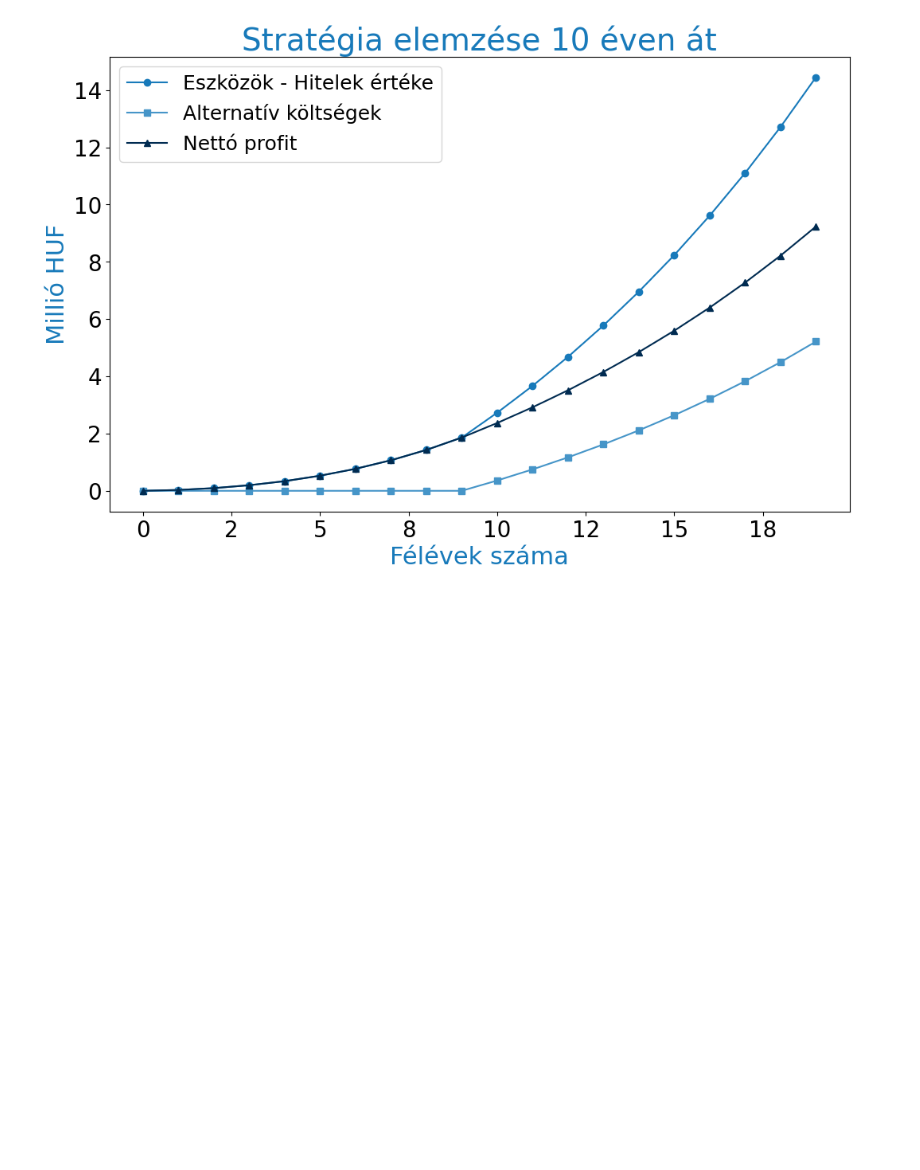
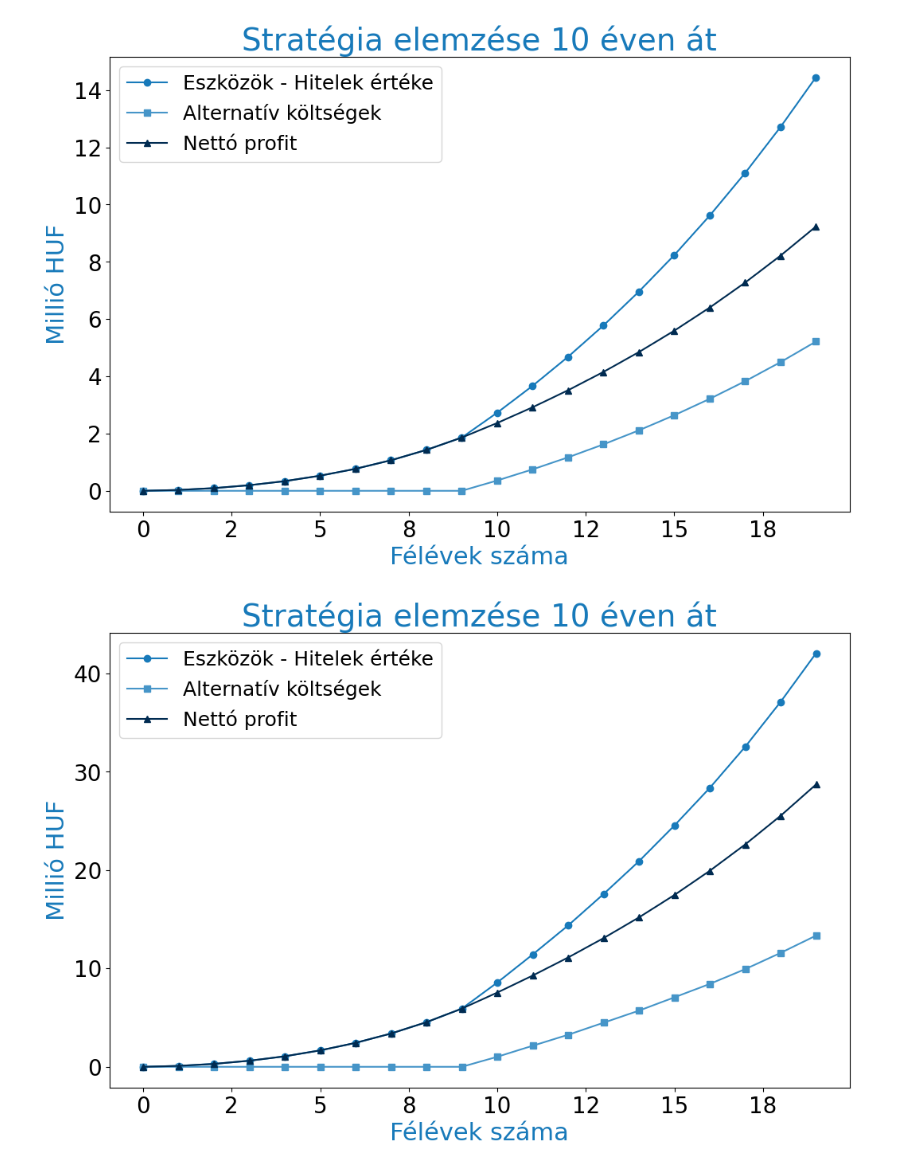
Before and after one commit to hakatiki/ETI-blog, a Jupyter notebook: content/blog/DH/notebook.ipynb, the cells around one changed output. Drawn from its saved outputs; the diff is of its cells as text; code cells hidden in the pictures; blank space fills up the shorter version.

```diff
--- a/content/blog/DH/notebook.ipynb
+++ b/content/blog/DH/notebook.ipynb
@@ -71,3 +65,56 @@ plt.savefig("../../../static/Financial_Data_Chart.svg", format='svg', transparen
 plt.show()
 # %% [output]
 [figure]
+# %%
+df_corrected = pd.DataFrame({
+    "Asset-Debt Total": [0, 95000, 296300, 616402, 1069133.08, 1669780.903, 2435242.889, 3384190.43, 4537249.655, 5917200.409, 8569195.27, 11420400.61, 14370737.92, 17562120.85, 20898654.43, 24526854.24, 28355887.39, 32537837.78, 37107997.67, 42045188.59,
+    ],
+    "Opportunity cost": [0, 0, 0, 0, 0, 0, 0, 0, 0, 0, 1020000, 2142000, 3256200, 4481820, 5710002, 7061002.2, 8427102.42, 9929812.662, 11582793.93, 13341073.32, ],
+    "Net winnings": [0, 95000, 296300, 616402, 1069133.08, 1669780.903, 2435242.889, 3384190.43, 4537249.655, 5917200.409, 7549195.27, 9278400.611, 11114537.92, 13080300.85, 15188652.43, 17465852.04, 19928784.97, 22608025.12, 25525203.74, 28704115.27, ]
+})
+
+
+# Define the size using the golden ratio
+width = 12  # You can adjust this value as needed
+height = width / 1.618  # Height is calculated based on the golden ratio
+
+# Define font sizes
+title_fontsize = 28  # Title font size
+label_fontsize = 22  # Axis label font size
+tick_fontsize = 20  # Tick label font size
+legend_fontsize = 18  # Legend font size
+
+fig, ax = plt.subplots(figsize=(width, height))
+fig.patch.set_alpha(0.0)
+ax.patch.set_alpha(0.0)
+
+# Define custom colors based on the provided specifications
+color_asset_debt = '#187ABA'  # Blue
+color_opportunity_cost = '#4695C8'  # Blue - 80%
+color_net_winnings = '#002B51'  # Navy
+
+# Plot each column with custom colors
+ax.plot(df_corrected.index, df_corrected['Asset-Debt Total'] / 1e6, label='Eszközök - Hitelek értéke', marker='o', color=color_asset_debt)
+ax.plot(df_corrected.index, df_corrected['Opportunity cost'] / 1e6, label='Alternatív költségek', marker='s', color=color_opportunity_cost)
+ax.plot(df_corrected.index, df_corrected['Net winnings'] / 1e6, label='Nettó profit', marker='^', color=color_net_winnings)
+
+# Format the y-axis to show labels as 'Millions'
+ax.yaxis.set_major_formatter(ticker.FuncFormatter(lambda x, pos: '{:,.0f}'.format(x)))
+ax.xaxis.set_major_formatter(ticker.FuncFormatter(lambda x, pos: '{:,.0f}'.format(x)))
+
+# Set title and labels with custom colors and font sizes
+ax.set_title('Stratégia elemzése 10 éven át', color=color_asset_debt, fontsize=title_fontsize)
+ax.set_xlabel('Félévek száma', color=color_asset_debt, fontsize=label_fontsize)
+ax.set_ylabel('Millió HUF', color=color_asset_debt, fontsize=label_fontsize)
+ax.tick_params(axis='both', which='major', labelsize=tick_fontsize)
+
+# Adjust the legend with custom font size
+ax.legend(fontsize=legend_fontsize)
+
+# Save the chart as an SVG file with custom colors and transparent background
+plt.savefig("../../../static/Financial_Data_Chart_Risky.svg", format='svg', transparent=True)
+
+# Show the plot
+plt.show()
+# %% [output]
+[figure, added]
```
Also changed, not shown: parts of 2 cells of this notebook, 6 other files.
